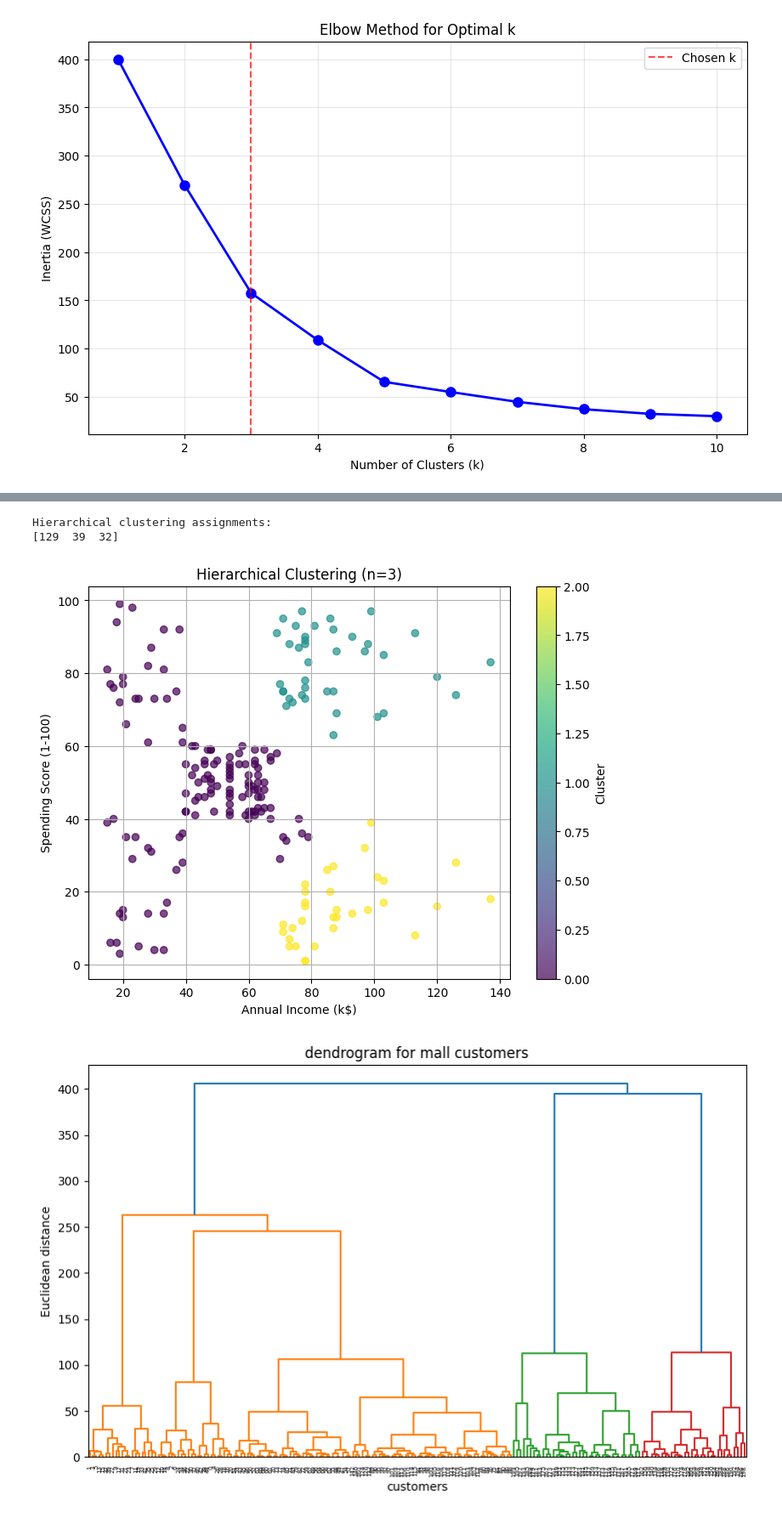
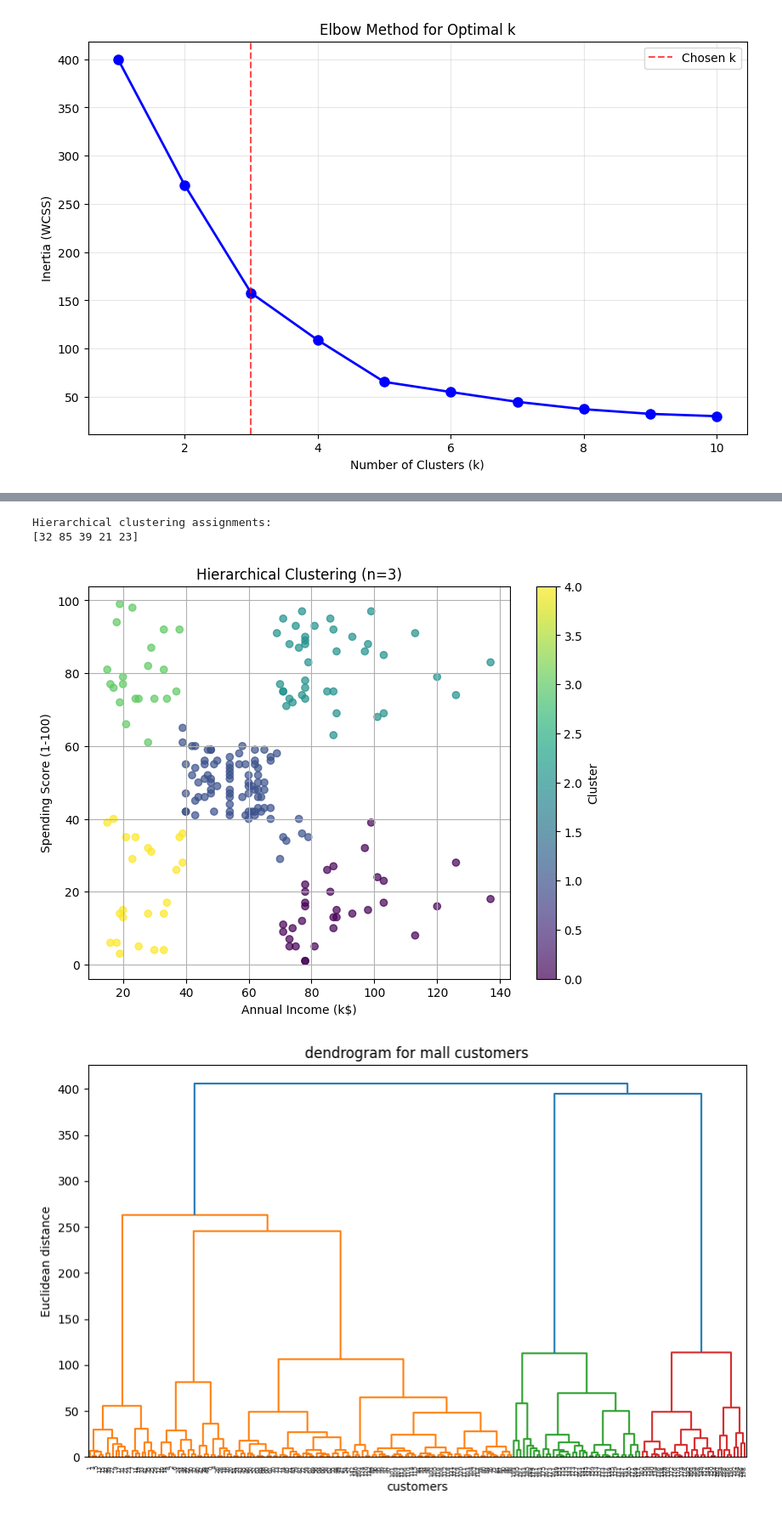
Before and after one commit to DS605-2025-FOML/clustering-using-scikit-learn-ddeep01, a Jupyter notebook: 202518050_lab06.ipynb, the cells around one changed output, grey strips where cells are left out. Shown at 85% size. Saved outputs shown, nothing was run; the diff lists cells and outputs as text; code cells hidden in the pictures.

```diff
--- a/202518050_lab06.ipynb
+++ b/202518050_lab06.ipynb
@@ -125,29 +125,29 @@ plt.show()
 # %%
-hierarchical = AgglomerativeClustering(n_clusters=3, linkage='ward')
-hierarchical_labels = hierarchical.fit_predict(X_scaled)
+hierarchical = AgglomerativeClustering(n_clusters=5, linkage='ward')
+hierarchical_labels = hierarchical.fit_predict(X)
 
 print("Hierarchical clustering assignments:")
 print(np.bincount(hierarchical_labels))
 
 plt.figure(figsize=(8,6))
 scatter = plt.scatter(
     X['Annual Income (k$)'],
     X['Spending Score (1-100)'],
     c=hierarchical_labels,
     cmap='viridis',
     alpha=0.7
 )
 
 plt.xlabel("Annual Income (k$)")
 plt.ylabel("Spending Score (1-100)")
 plt.title("Hierarchical Clustering (n=3)")
 plt.colorbar(scatter, label="Cluster")
 plt.grid(True)
 plt.show()
 # %% [output]
 Hierarchical clustering assignments:
-[129  39  32]
+[32 85 39 21 23]
-[figure, old version]
+[figure, new version]
 # %%
 from scipy.cluster.hierarchy import dendrogram,linkage
 linked=linkage(X[['Annual Income (k$)','Spending Score (1-100)']],method='ward')
```
Also changed, not shown: parts of 2 cells of this notebook.
